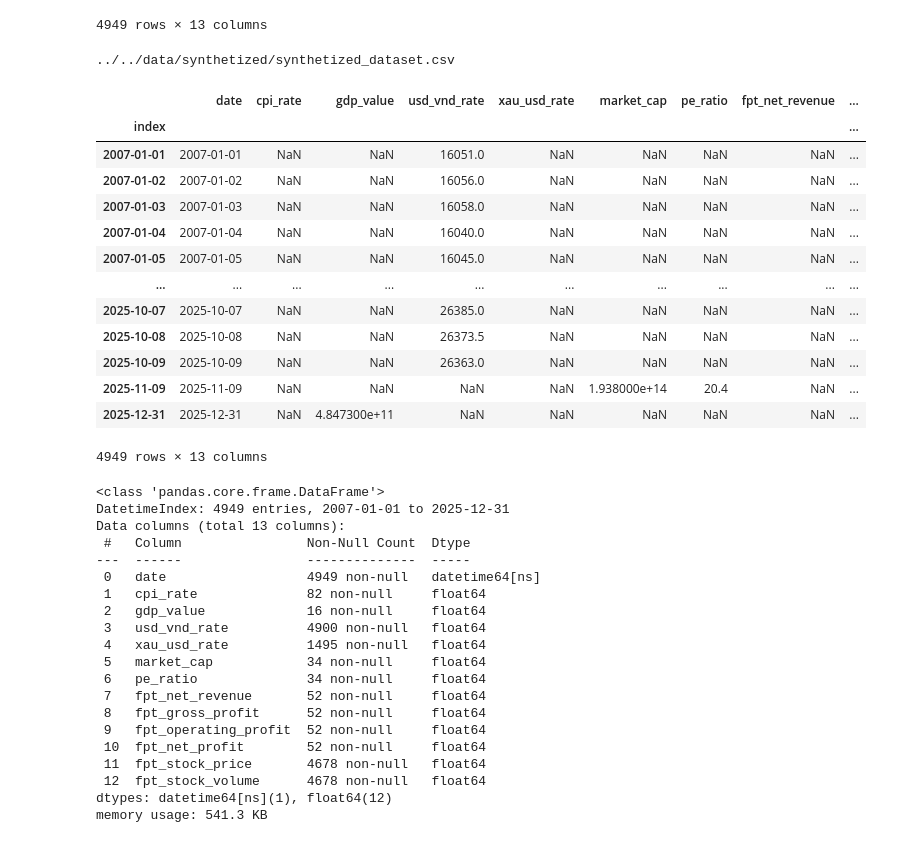
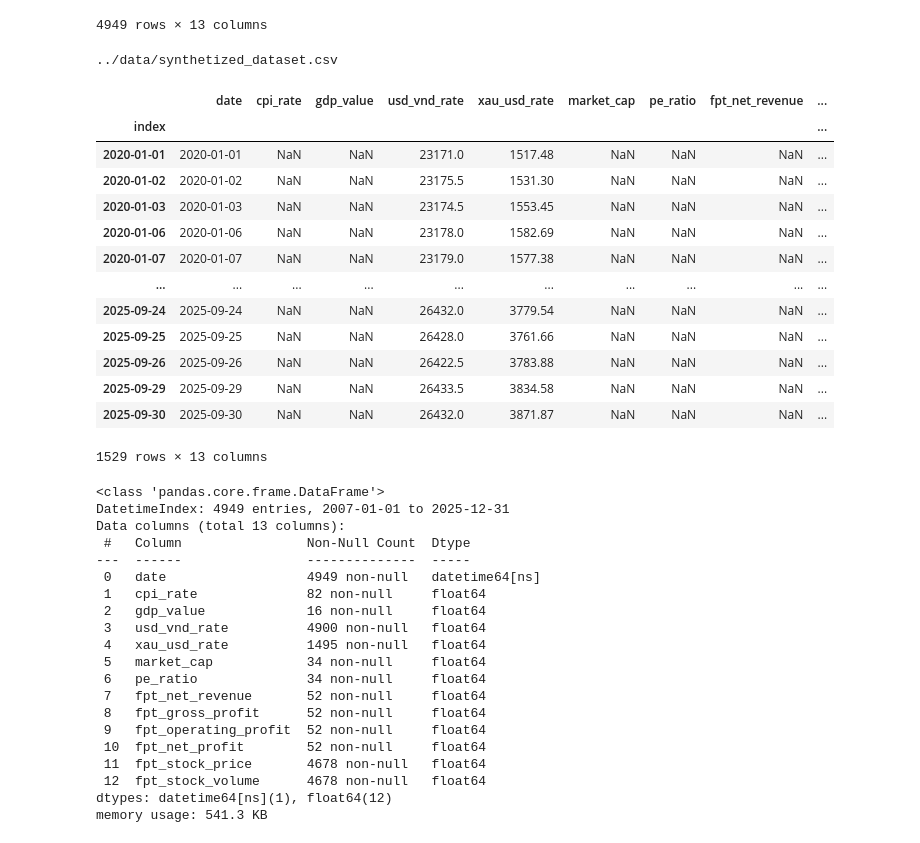
Before and after one commit to nguyenlog205/ds111-uit-stock-price-analysis, a Jupyter notebook: notebook/dataset_synthesis.ipynb, the cells around one changed output. Drawn from its saved outputs; the diff is of its cells as text; code cells hidden in the pictures.

Commit message:
Update synthetized dataset and its scripts

```diff
--- a/notebook/dataset_synthesis.ipynb
+++ b/notebook/dataset_synthesis.ipynb
@@ -6,9 +6,9 @@
 import pandas as pd
 from functools import reduce
 # %%
-DATASET_BASE_DIR = r'../../data/'
+DATASET_BASE_DIR = r'../data/'
 RAW_DATA_DIR = DATASET_BASE_DIR + r'raw/'
-SYNTHETIZED_DATA_DIR = DATASET_BASE_DIR + r'synthetized/'
+SYNTHETIZED_DATA_DIR = DATASET_BASE_DIR
 # %% [markdown]
 ## 1. General Description
 # %% [markdown]
@@ -650,7 +632,7 @@ dataset
 SYNTHETIZED_DATA_OUTPUT_DIR = SYNTHETIZED_DATA_DIR + r'synthetized_dataset.csv'
 print(SYNTHETIZED_DATA_OUTPUT_DIR)
 # %% [output]
-../../data/synthetized/synthetized_dataset.csv
+../data/synthetized_dataset.csv
 # %%
 dataset['date'] = pd.to_datetime(dataset['date'], format='%d/%m/%Y')
 dataset['index'] = dataset['date']
@@ -662,20 +640,26 @@ dataset_final.to_csv(
+# %%
+df_filtered = dataset_final[(dataset_final.index >= '2020-01-01') & (dataset_final.index <= '2025-09-30')]
+df_filtered
+# %% [output]
+|  | date | cpi_rate | gdp_value | usd_vnd_rate | xau_usd_rate | market_cap | pe_ratio | fpt_net_revenue | ... |
+| index |  |  |  |  |  |  |  |  | ... |
+| 2020-01-01 | 2020-01-01 | NaN | NaN | 23171.0 | 1517.48 | NaN | NaN | NaN | ... |
+| 2020-01-02 | 2020-01-02 | NaN | NaN | 23175.5 | 1531.30 | NaN | NaN | NaN | ... |
+| 2020-01-03 | 2020-01-03 | NaN | NaN | 23174.5 | 1553.45 | NaN | NaN | NaN | ... |
+| 2020-01-06 | 2020-01-06 | NaN | NaN | 23178.0 | 1582.69 | NaN | NaN | NaN | ... |
+| 2020-01-07 | 2020-01-07 | NaN | NaN | 23179.0 | 1577.38 | NaN | NaN | NaN | ... |
+| ... | ... | ... | ... | ... | ... | ... | ... | ... | ... |
+| 2025-09-24 | 2025-09-24 | NaN | NaN | 26432.0 | 3779.54 | NaN | NaN | NaN | ... |
+| 2025-09-25 | 2025-09-25 | NaN | NaN | 26428.0 | 3761.66 | NaN | NaN | NaN | ... |
+| 2025-09-26 | 2025-09-26 | NaN | NaN | 26422.5 | 3783.88 | NaN | NaN | NaN | ... |
+| 2025-09-29 | 2025-09-29 | NaN | NaN | 26433.5 | 3834.58 | NaN | NaN | NaN | ... |
+| 2025-09-30 | 2025-09-30 | NaN | NaN | 26432.0 | 3871.87 | NaN | NaN | NaN | ... |
+1529 rows × 13 columns
 # %%
-dataset_final
+df_filtered.to_csv(
+    SYNTHETIZED_DATA_DIR + r'synthetized_dataset.csv',
+    index=False
+)
-# %% [output]
-|  | date | cpi_rate | gdp_value | usd_vnd_rate | xau_usd_rate | market_cap | pe_ratio | fpt_net_revenue | ... |
-| index |  |  |  |  |  |  |  |  | ... |
-| 2007-01-01 | 2007-01-01 | NaN | NaN | 16051.0 | NaN | NaN | NaN | NaN | ... |
-| 2007-01-02 | 2007-01-02 | NaN | NaN | 16056.0 | NaN | NaN | NaN | NaN | ... |
-| 2007-01-03 | 2007-01-03 | NaN | NaN | 16058.0 | NaN | NaN | NaN | NaN | ... |
-| 2007-01-04 | 2007-01-04 | NaN | NaN | 16040.0 | NaN | NaN | NaN | NaN | ... |
-| 2007-01-05 | 2007-01-05 | NaN | NaN | 16045.0 | NaN | NaN | NaN | NaN | ... |
-| ... | ... | ... | ... | ... | ... | ... | ... | ... | ... |
-| 2025-10-07 | 2025-10-07 | NaN | NaN | 26385.0 | NaN | NaN | NaN | NaN | ... |
-| 2025-10-08 | 2025-10-08 | NaN | NaN | 26373.5 | NaN | NaN | NaN | NaN | ... |
-| 2025-10-09 | 2025-10-09 | NaN | NaN | 26363.0 | NaN | NaN | NaN | NaN | ... |
-| 2025-11-09 | 2025-11-09 | NaN | NaN | NaN | NaN | 1.938000e+14 | 20.4 | NaN | ... |
-| 2025-12-31 | 2025-12-31 | NaN | 4.847300e+11 | NaN | NaN | NaN | NaN | NaN | ... |
-4949 rows × 13 columns
 # %%
 dataset_final.info()
 # %% [output]
```
Also changed, not shown: parts of 2 cells of this notebook, 1 other file.
